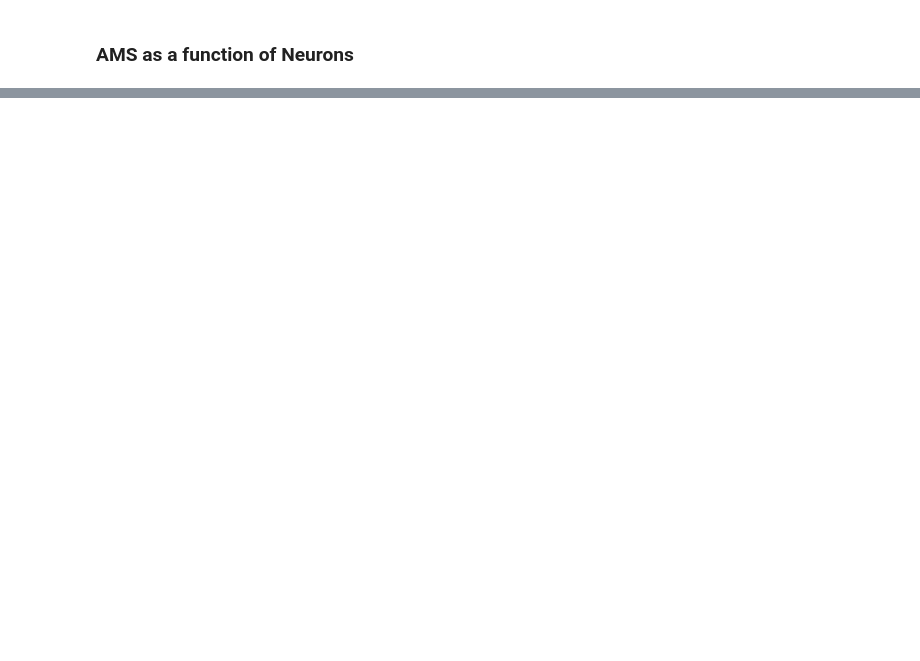
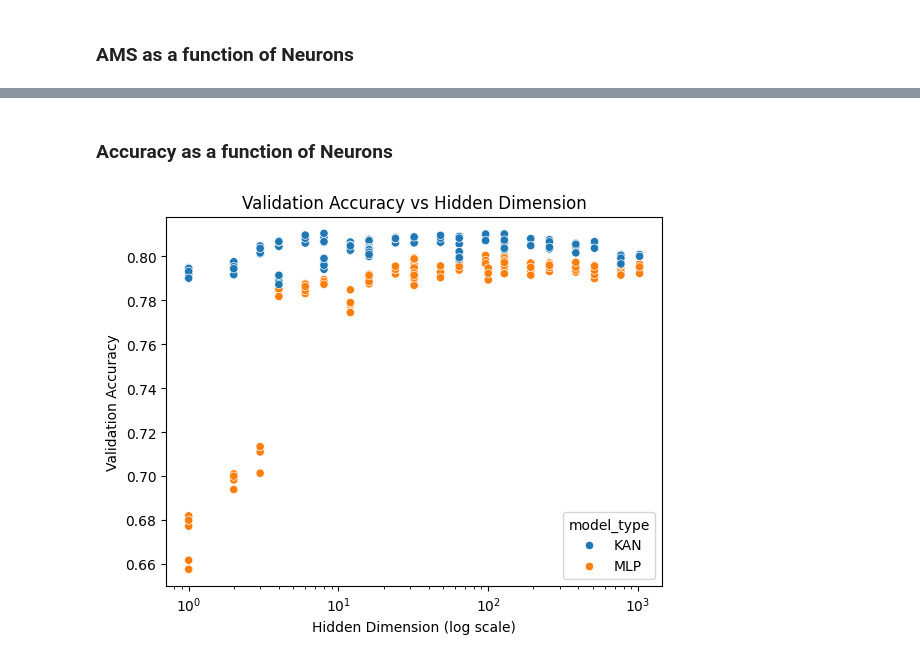
Before and after one commit to AimbotParce/MDS-AML-HiggsBosonKAN, a Jupyter notebook: notebooks/05-analysis.ipynb, the cells around one changed output, grey strips where cells are left out. Drawn from its saved outputs; the diff is of its cells as text; code cells hidden in the pictures; blank space fills up the shorter version.

```diff
--- a/notebooks/05-analysis.ipynb
+++ b/notebooks/05-analysis.ipynb
@@ -220,0 +344,18 @@ With these thresholds, we lost 38 rows out of the 281 total we had (~13.5%), whi
+# %% [markdown]
+### Accuracy as a function of Neurons
+# %%
+import matplotlib.pyplot as plt
+import seaborn as sns
+
+sns.scatterplot(
+    data=df[df["converged"]],
+    x="params.hidden_dim",
+    y="metrics.val_accuracy_epoch",
+    hue="model_type",
+)
+plt.title("Validation Accuracy vs Hidden Dimension")
+plt.xlabel("Hidden Dimension (log scale)")
+plt.ylabel("Validation Accuracy")
+plt.xscale("log")
+# %% [output]
+[figure, added]
```
Also changed, not shown: parts of 27 cells of this notebook.
